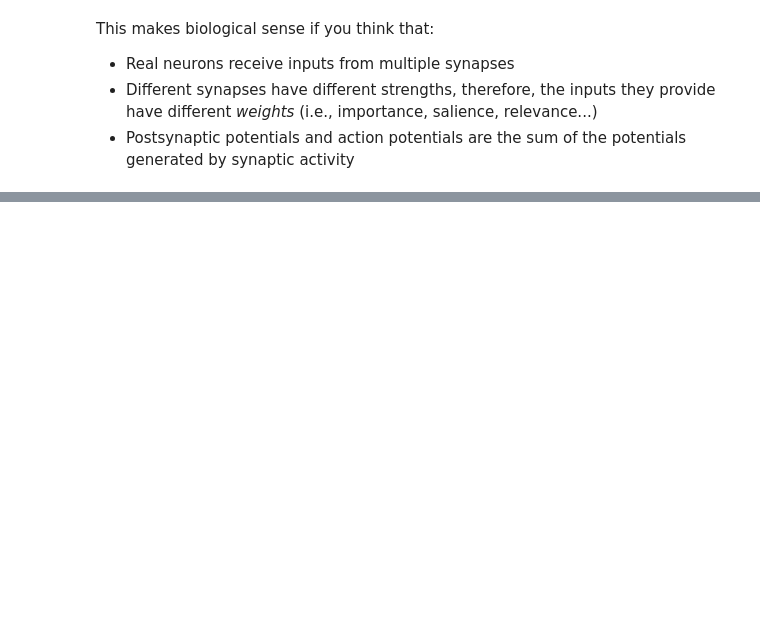
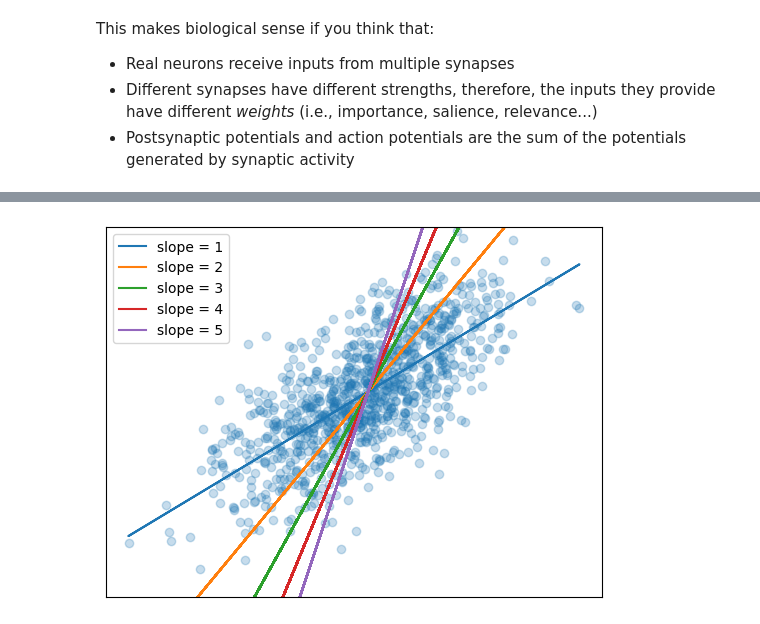
Before and after one commit to coneco-lab/open-lab-toolkit, a Jupyter notebook: convnets-tutorial.ipynb, the cells around one changed output, grey strips where cells are left out. Saved outputs shown, nothing was run; the diff lists cells and outputs as text; code cells hidden in the pictures; blank space fills up the shorter version.

```diff
--- a/convnets-tutorial.ipynb
+++ b/convnets-tutorial.ipynb
@@ -135,0 +410,17 @@ relu(4)
+# %%
+import math
+
+covariate = np.random.normal(0,1,1000)
+regressor = covariate + np.random.normal(0,1,1000)
+
+plt.scatter(x=covariate,
+            y=regressor,
+            alpha=.25);
+for slope_value in range(1,6):
+    plt.plot(covariate, 0 + slope_value*covariate, label=f"slope = {slope_value}");
+plt.ylim((math.floor(min(regressor)), math.ceil(max(regressor))));
+plt.xticks([])
+plt.yticks([])
+plt.legend();
+# %% [output]
+[figure, added]
```
Also changed, not shown: parts of 52 cells of this notebook.
